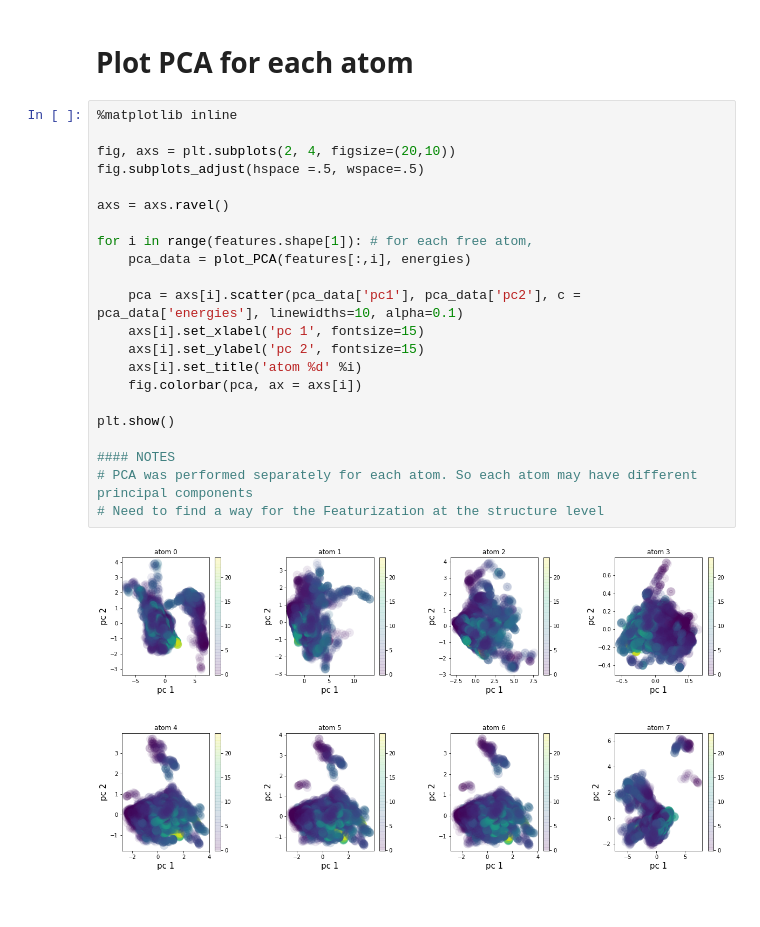
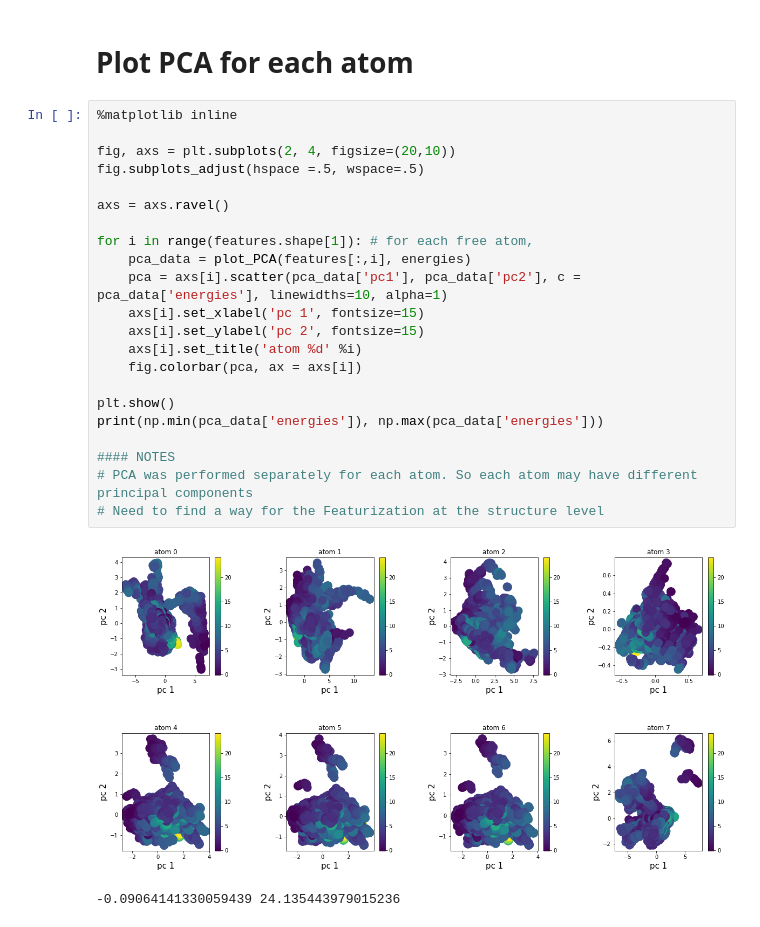
Before and after one commit to ulissigroup/catgym, a Jupyter notebook: examples/notebooks/analysis.ipynb, the cells around one changed output. Drawn from its saved outputs; the diff is of its cells as text.

```diff
--- a/examples/notebooks/analysis.ipynb
+++ b/examples/notebooks/analysis.ipynb
@@ -100,24 +100,25 @@ features, energies = get_features(traj_list, use_fingerprints=True)
 # %%
 %matplotlib inline
 
 fig, axs = plt.subplots(2, 4, figsize=(20,10))
 fig.subplots_adjust(hspace =.5, wspace=.5)
 
 axs = axs.ravel()
 
 for i in range(features.shape[1]): # for each free atom,
     pca_data = plot_PCA(features[:,i], energies)
-
-    pca = axs[i].scatter(pca_data['pc1'], pca_data['pc2'], c = pca_data['energies'], linewidths=10, alpha=0.1)
+    pca = axs[i].scatter(pca_data['pc1'], pca_data['pc2'], c = pca_data['energies'], linewidths=10, alpha=1)
     axs[i].set_xlabel('pc 1', fontsize=15)
     axs[i].set_ylabel('pc 2', fontsize=15)
     axs[i].set_title('atom %d' %i)
     fig.colorbar(pca, ax = axs[i])
 
 plt.show()
+print(np.min(pca_data['energies']), np.max(pca_data['energies']))
 
 #### NOTES
 # PCA was performed separately for each atom. So each atom may have different principal components
 # Need to find a way for the Featurization at the structure level
 # %% [output]
-[figure, old version]
+[figure, new version]
+-0.09064141330059439 24.135443979015236
```
